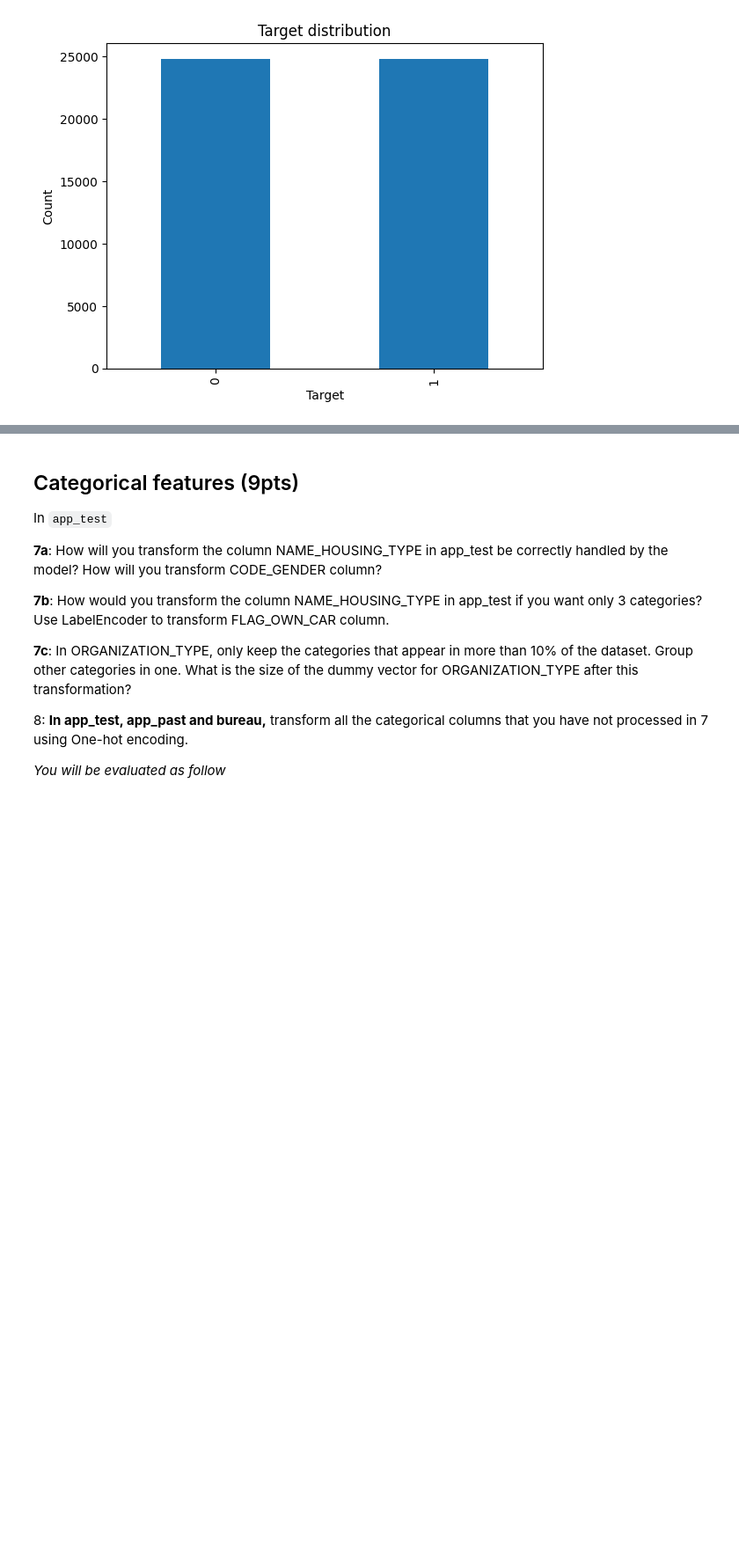
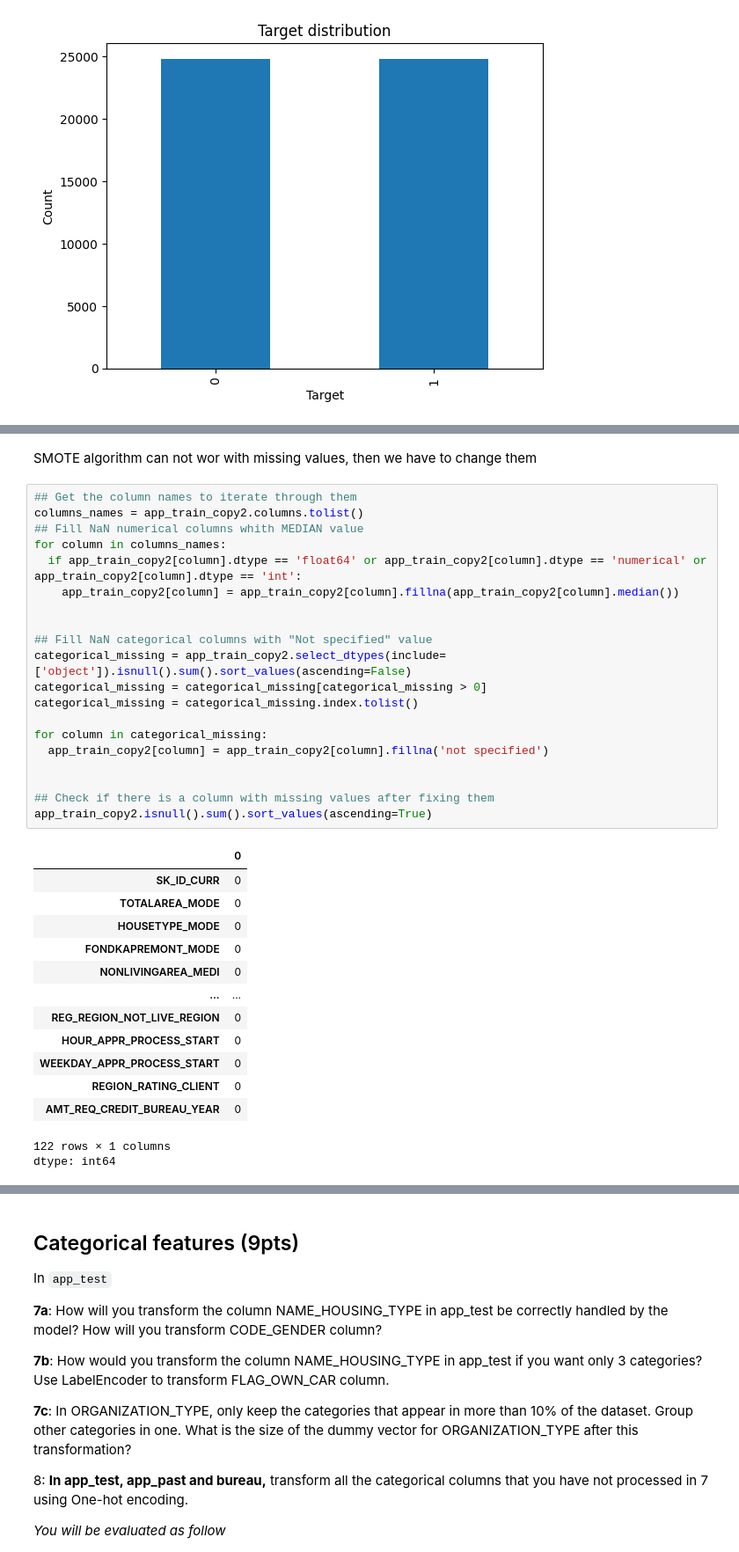
Before and after one commit to coldstrel/applied-ml-mids-2024, a Jupyter notebook: Project_Part_1.ipynb, the cells around one changed output, grey strips where cells are left out. Shown: that part at 88% size. Drawn from its saved outputs; the diff is of its cells as text; blank space fills up the shorter version.

```diff
--- a/Project_Part_1.ipynb
+++ b/Project_Part_1.ipynb
@@ -274,0 +249,37 @@ app_train_smote = ...
+# %% [markdown]
+SMOTE algorithm can not wor with missing values, then we have to change them
+# %%
+## Get the column names to iterate through them
+columns_names = app_train_copy2.columns.tolist()
+## Fill NaN numerical columns whith MEDIAN value
+for column in columns_names:
+  if app_train_copy2[column].dtype == 'float64' or app_train_copy2[column].dtype == 'numerical' or app_train_copy2[column].dtype == 'int':
+    app_train_copy2[column] = app_train_copy2[column].fillna(app_train_copy2[column].median())
+
+
+## Fill NaN categorical columns with "Not specified" value
+categorical_missing = app_train_copy2.select_dtypes(include=['object']).isnull().sum().sort_values(ascending=False)
+categorical_missing = categorical_missing[categorical_missing > 0]
+categorical_missing = categorical_missing.index.tolist()
+
+for column in categorical_missing:
+  app_train_copy2[column] = app_train_copy2[column].fillna('not specified')
+
+
+## Check if there is a column with missing values after fixing them
+app_train_copy2.isnull().sum().sort_values(ascending=True)
+# %% [output]
+|  | 0 |
+| SK_ID_CURR | 0 |
+| TOTALAREA_MODE | 0 |
+| HOUSETYPE_MODE | 0 |
+| FONDKAPREMONT_MODE | 0 |
+| NONLIVINGAREA_MEDI | 0 |
+| ... | ... |
+| REG_REGION_NOT_LIVE_REGION | 0 |
+| HOUR_APPR_PROCESS_START | 0 |
+| WEEKDAY_APPR_PROCESS_START | 0 |
+| REGION_RATING_CLIENT | 0 |
+| AMT_REQ_CREDIT_BUREAU_YEAR | 0 |
+122 rows × 1 columns
+dtype: int64
```
Also changed, not shown: parts of 13 cells of this notebook.
